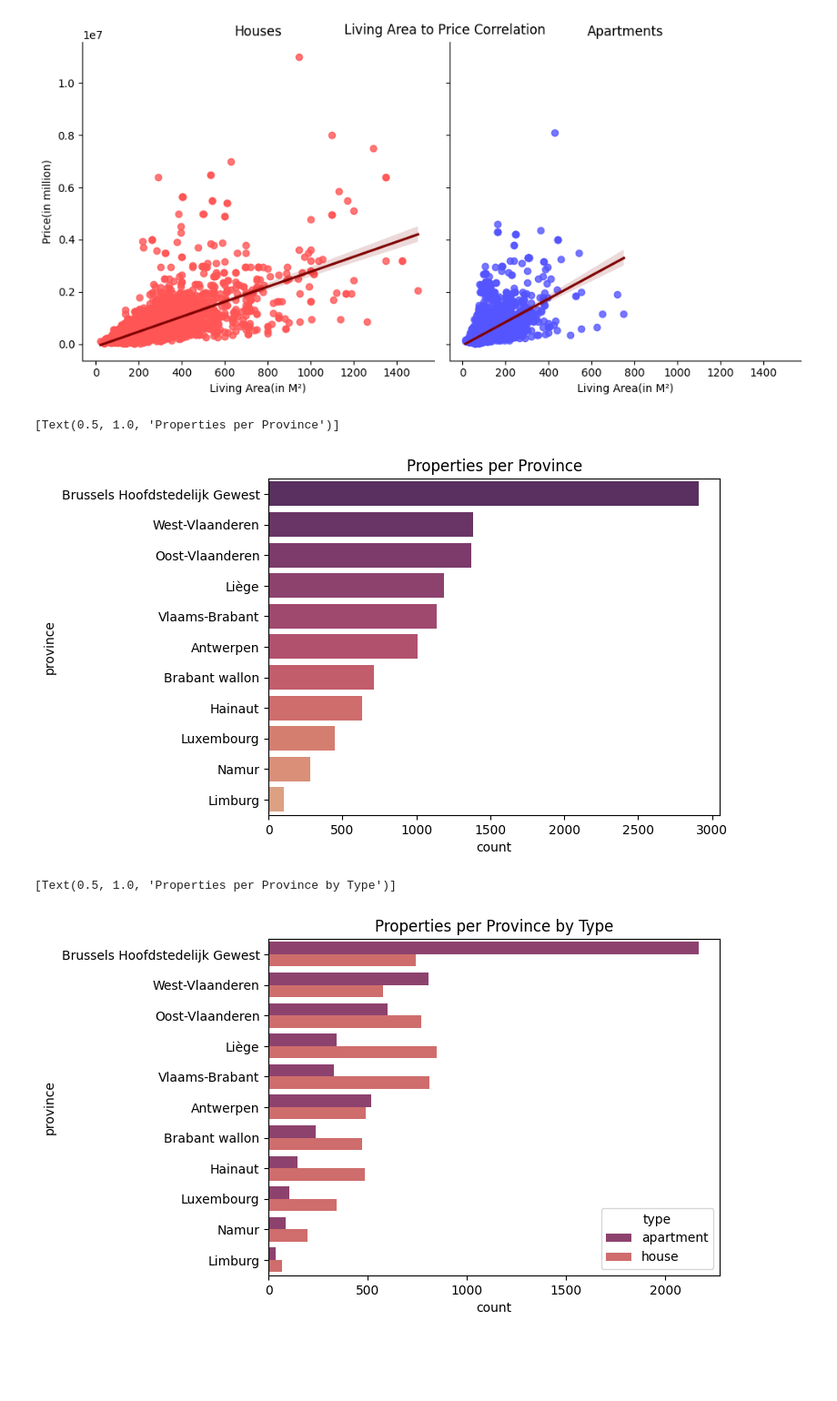
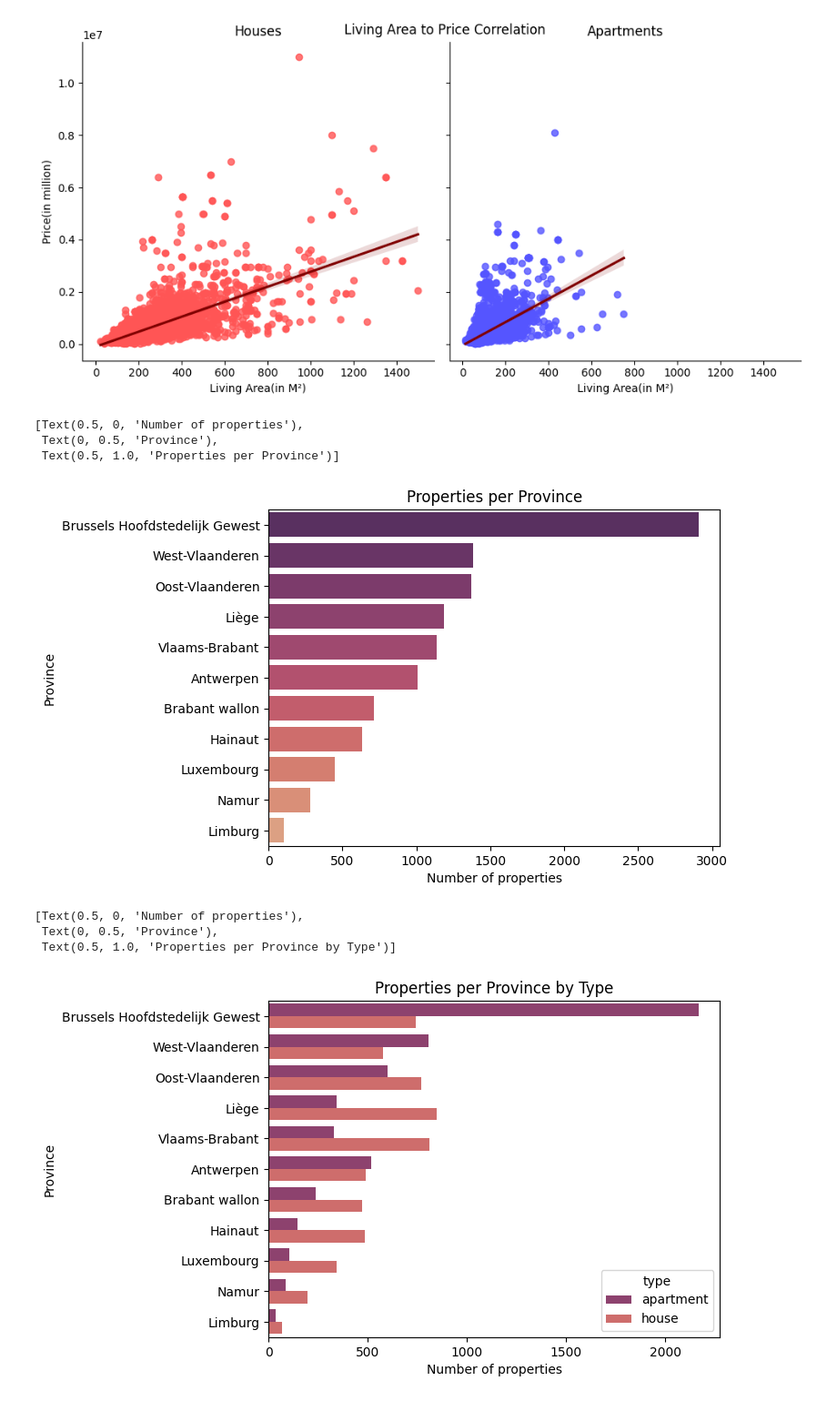
Before and after one commit to danielbauwens/Immo-Project-Data-Analysis, a Jupyter notebook: analysis.ipynb, the cells around one changed output. Shown at 91% size. Cells and saved outputs as stored; diff of their text form; code cells hidden in the pictures; blank space fills up the shorter version.

```diff
--- a/analysis.ipynb
+++ b/analysis.ipynb
@@ -93,15 +91,19 @@ Text(0.53, 0.98, 'Living Area to Price Correlation')
 # %%
 dss = pd.read_csv('merged_data.csv')
 graph = sns.countplot(y='province', data=dss, palette='flare_r', order=dss['province'].value_counts().index)
-graph.set(title='Properties per Province')
+graph.set(xlabel='Number of properties', ylabel='Province', title='Properties per Province')
 # %% [output]
-[Text(0.5, 1.0, 'Properties per Province')]
+[Text(0.5, 0, 'Number of properties'),
+ Text(0, 0.5, 'Province'),
+ Text(0.5, 1.0, 'Properties per Province')]
-[figure, old version]
+[figure, new version]
 # %%
 dss = pd.read_csv('merged_data.csv')
 overall = dss['province'].value_counts().index
 graph = sns.countplot(y='province', data=dss, order=overall, hue='type', palette='flare_r')
-graph.set(title='Properties per Province by Type')
+graph.set(xlabel='Number of properties', ylabel='Province', title='Properties per Province by Type')
 # %% [output]
-[Text(0.5, 1.0, 'Properties per Province by Type')]
+[Text(0.5, 0, 'Number of properties'),
+ Text(0, 0.5, 'Province'),
+ Text(0.5, 1.0, 'Properties per Province by Type')]
-[figure, old version]
+[figure, new version]
```
Also changed, not shown: parts of 8 cells of this notebook, 2 other files.
